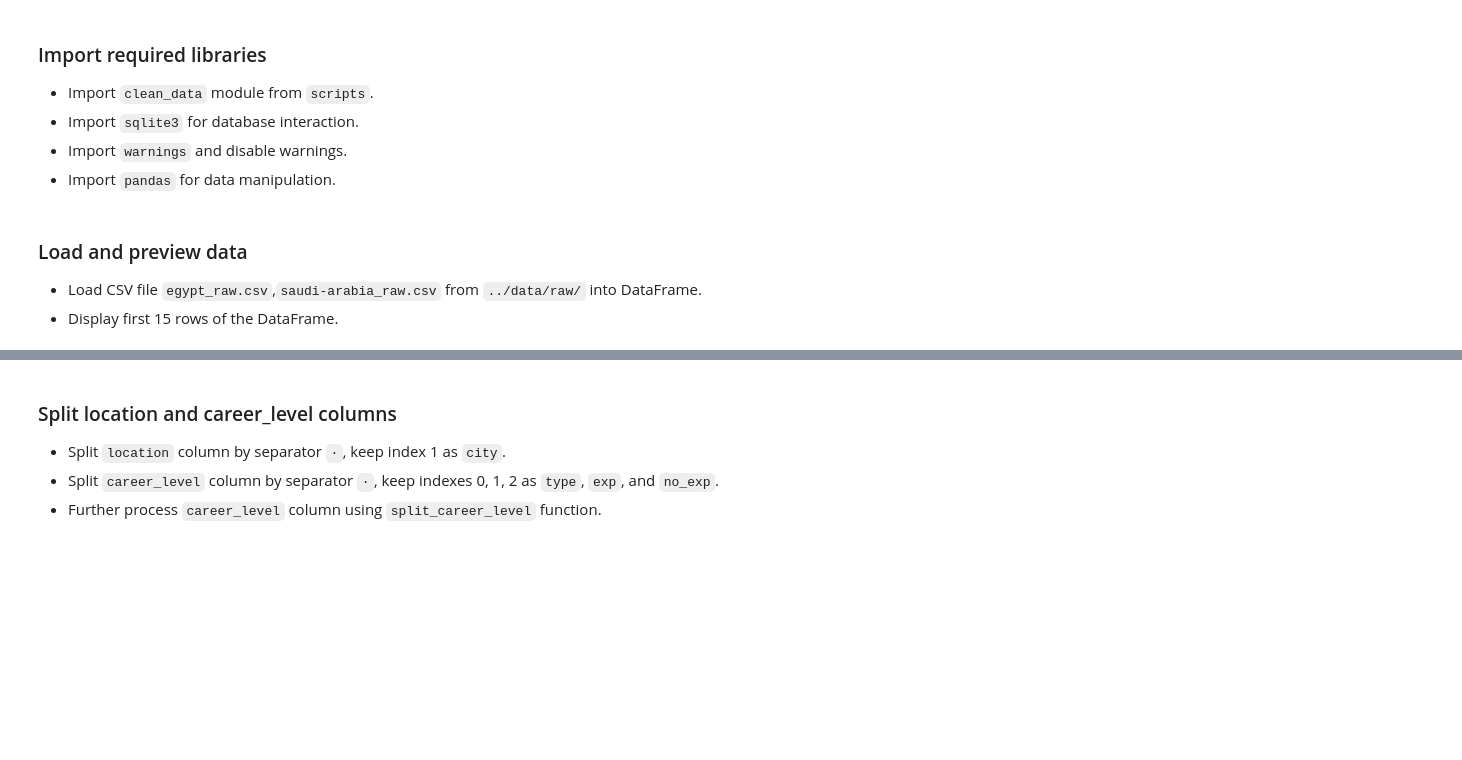
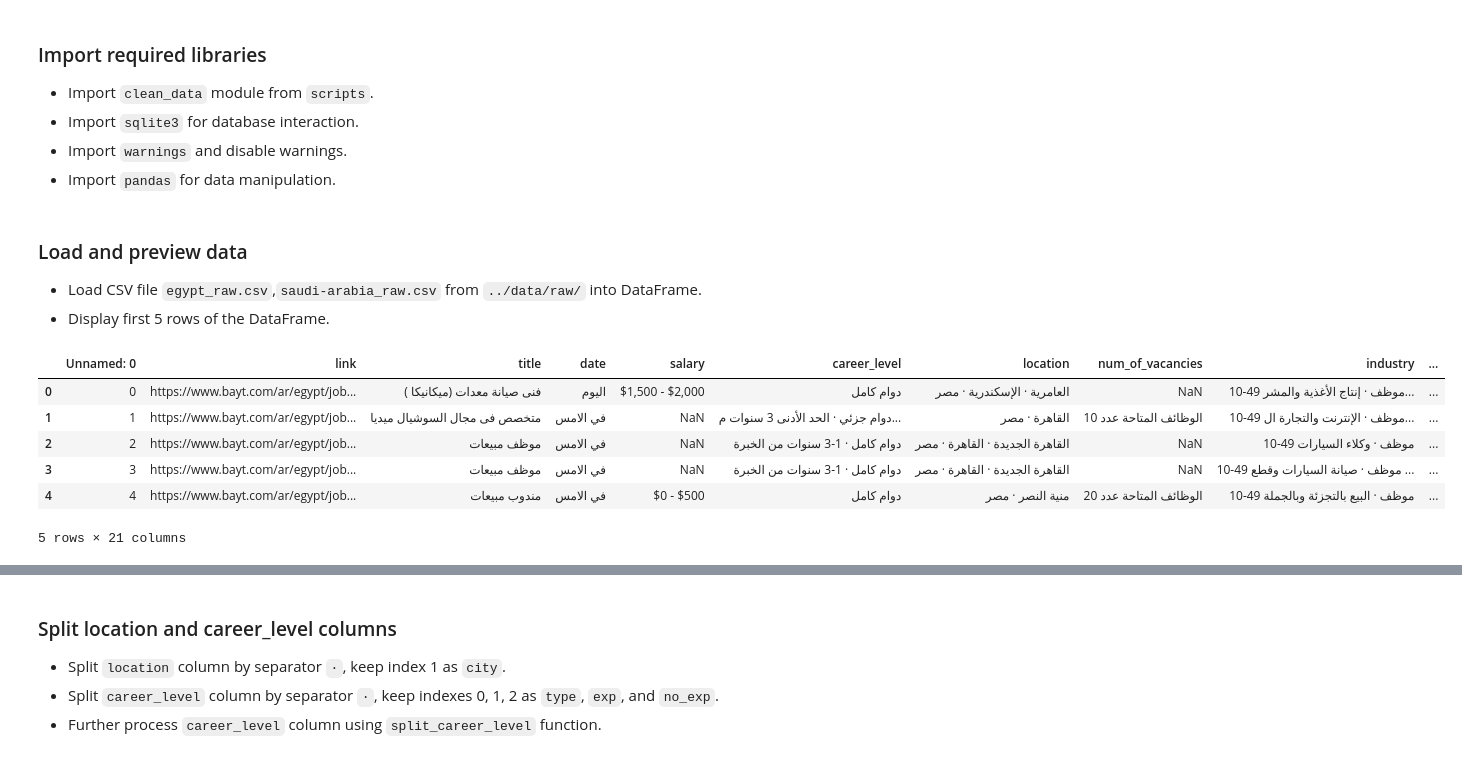
Before and after one commit to DataMentes/Job-Market-Insights-analysis, a Jupyter notebook: final_note_book.ipynb, the cells around one changed output, grey strips where cells are left out. Drawn from its saved outputs; the diff is of its cells as text; code cells hidden in the pictures; blank space fills up the shorter version.

```diff
--- a/final_note_book.ipynb
+++ b/final_note_book.ipynb
@@ -17,9 +17,17 @@ warnings.filterwarnings("ignore")
 ### Load and preview data
 
 - Load CSV file `egypt_raw.csv`,`saudi-arabia_raw.csv` from `../data/raw/` into DataFrame.
-- Display first 15 rows of the DataFrame.
+- Display first 5 rows of the DataFrame.
 # %%
 df_egypt = pd.read_csv('data/raw/egypt_raw.csv')
-df_egypt.head(15)
+df_egypt.head()
+# %% [output]
+|  | Unnamed: 0 | link | title | date | salary | career_level | location | num_of_vacancies | industry | ... |
+| 0 | 0 | https://www.bayt.com/ar/egypt/job... | فنى صيانة معدات (ميكانيكا ) | اليوم | $1,500 - $2,000 | دوام كامل | العامرية · الإسكندرية · مصر | NaN | 10-49 موظف · إنتاج الأغذية والمشر... | ... |
+| 1 | 1 | https://www.bayt.com/ar/egypt/job... | متخصص فى مجال السوشيال ميديا | في الامس | NaN | دوام جزئي · الحد الأدنى 3 سنوات م... | القاهرة · مصر | الوظائف المتاحة عدد 10 | 10-49 موظف · الإنترنت والتجارة ال... | ... |
+| 2 | 2 | https://www.bayt.com/ar/egypt/job... | موظف مبيعات | في الامس | NaN | دوام كامل · 1-3 سنوات من الخبرة | القاهرة الجديدة · القاهرة · مصر | NaN | 10-49 موظف · وكلاء السيارات | ... |
+| 3 | 3 | https://www.bayt.com/ar/egypt/job... | موظف مبيعات | في الامس | NaN | دوام كامل · 1-3 سنوات من الخبرة | القاهرة الجديدة · القاهرة · مصر | NaN | 10-49 موظف · صيانة السيارات وقطع ... | ... |
+| 4 | 4 | https://www.bayt.com/ar/egypt/job... | مندوب مبيعات | في الامس | $0 - $500 | دوام كامل | منية النصر · مصر | الوظائف المتاحة عدد 20 | 10-49 موظف · البيع بالتجزئة وبالجملة | ... |
+5 rows × 21 columns
 # %%
 df_saudi = pd.read_csv('data/raw/saudi-arabia_raw.csv')
```
Also changed, not shown: parts of 11 cells of this notebook.
